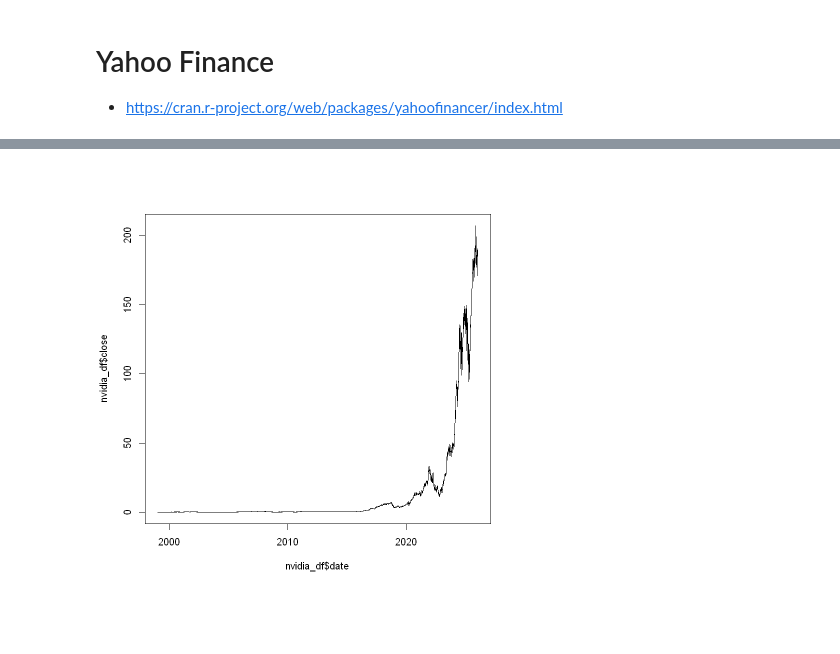
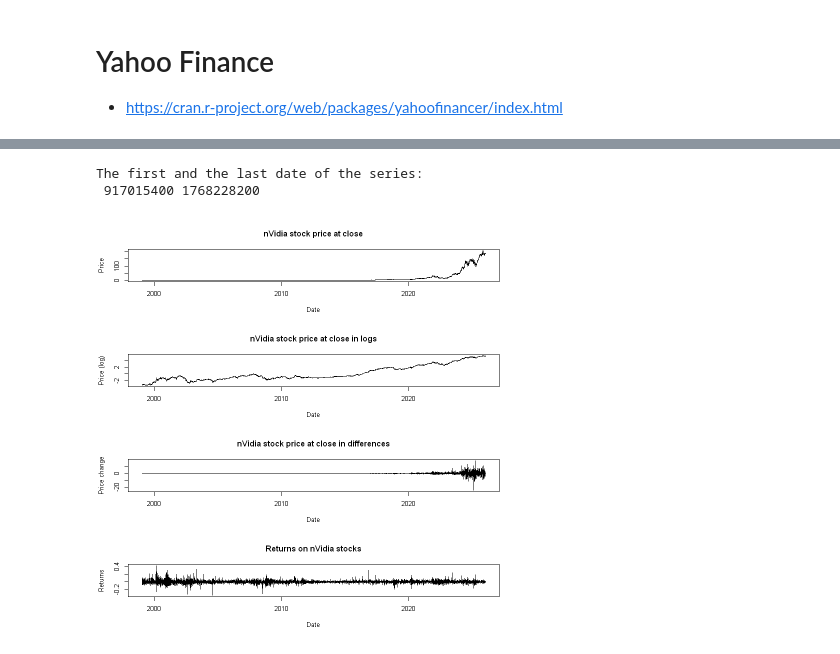
Before and after one commit to tros01/ibm_data_analyst, a Jupyter notebook: r_m5_financial series_project.ipynb, the cells around one changed output, grey strips where cells are left out. Saved outputs shown, nothing was run; the diff lists cells and outputs as text; code cells hidden in the pictures; blank space fills up the shorter version.

```diff
--- a/r_m5_financial series_project.ipynb
+++ b/r_m5_financial series_project.ipynb
@@ -51,3 +45,11 @@ nvidia
 # %%
-nvidia_df <- nvidia$get_history(start = ymd("1900-01-01"), interval="1d") # |> as_tibble()
-nvidia_df |> head()
+# Extract the history
+nvidia_df <- nvidia$get_history(start = ymd("1970-01-01"), interval="1d")
+
+nvidia_df <- nvidia_df |>
+    janitor::clean_names() |>
+    select(-adj_close) |>
+    as_tibble() |>
+    mutate(date = as.Date(date)) |>
+    left_join(div_df, by = "date") |>
+    left_join(spl_df, by = "date")
@@ -76,4 +132,49 @@ A data.frame: 6 × 7
+# %%
+# Check the date
+cat("The first and the last date of the series:\n", c(min(nvidia_df$date), max(nvidia_df$date)))
+# %% [output]
+The first and the last date of the series:
+ 917015400 1768228200
 # %%
-plot(x=nvidia_df$date, y=nvidia_df$close, type="l")
+# Plot the price at close
+par(mfrow = c(4, 1))
+
+plot(
+    x = nvidia_df$date,
+    y = nvidia_df$close,
+    type = "l",
+    main = "nVidia stock price at close",
+    xlab = "Date",
+    ylab = "Price"
+)
+
+plot(
+    x = nvidia_df$date,
+    y = log(nvidia_df$close),
+    type = "l",
+    main = "nVidia stock price at close in logs",
+    xlab = "Date",
+    ylab = "Price (log)"
+)
+
+plot(
+    x = nvidia_df$date,
+    y = nvidia_df$close - lag(nvidia_df$close),
+    type = "l",
+    main = "nVidia stock price at close in differences",
+    xlab = "Date",
+    ylab = "Price change"
+)
+
+plot(
+    x = nvidia_df$date,
+    y = (nvidia_df$close - lag(nvidia_df$close)) / lag(nvidia_df$close),
+    type = "l",
+    main = "Returns on nVidia stocks",
+    xlab = "Date",
+    ylab = "Returns"
+)
+
+par(mfrow = c(1, 1))
 # %% [output]
-[figure, old version]
+[figure, new version]
```
Also changed, not shown: parts of 8 cells of this notebook.
